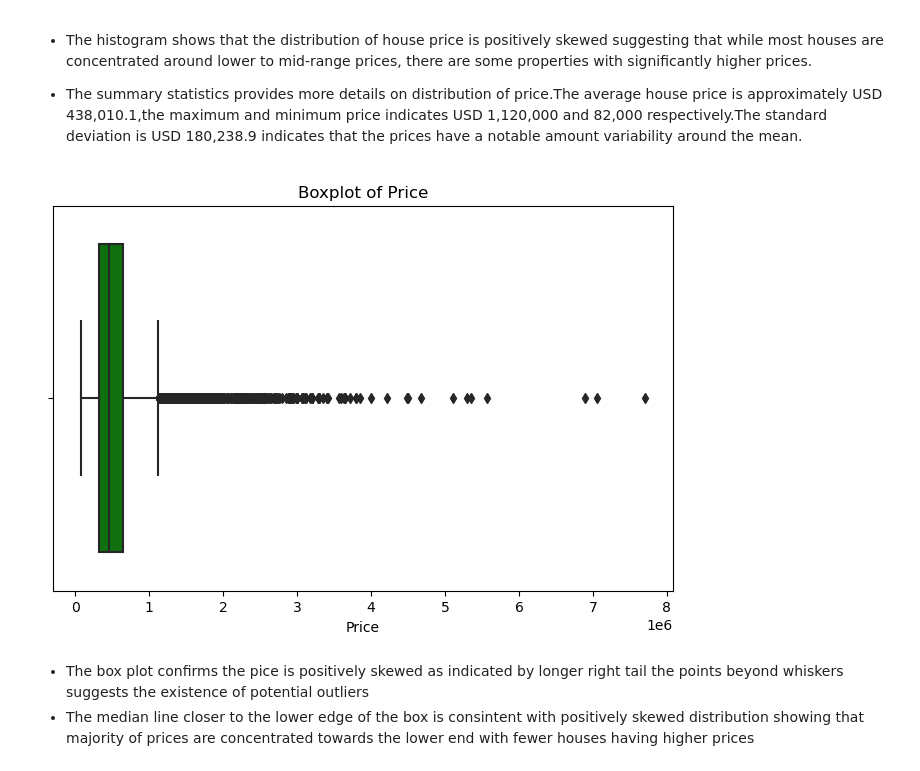
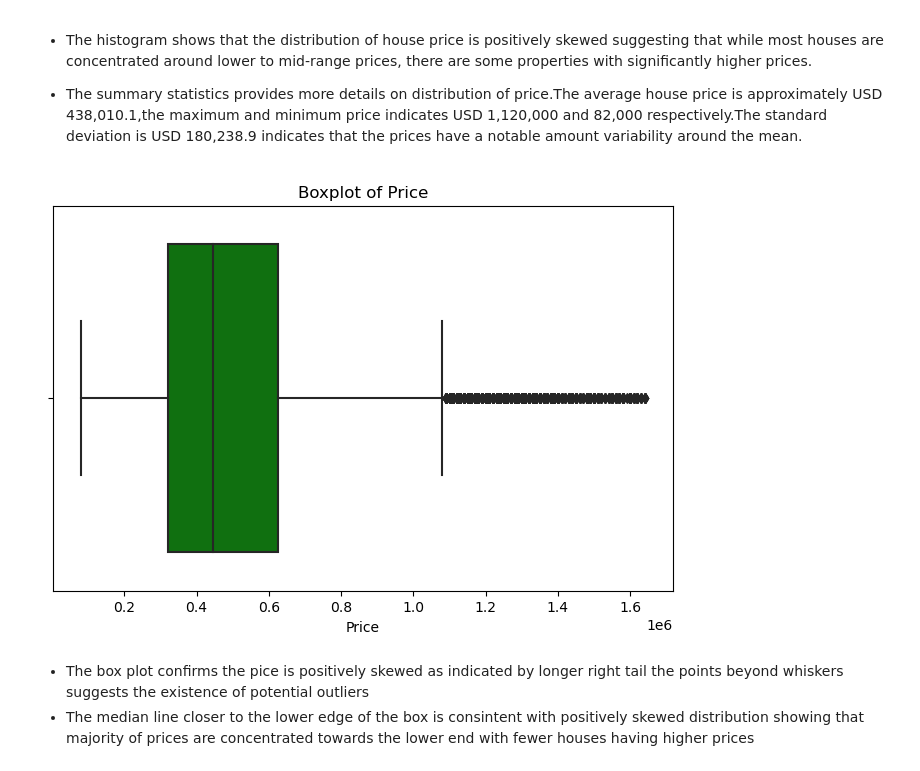
Before and after one commit to Beatrice-Kariuki/Sharing-Project-Phase-2, a Jupyter notebook: final_student.ipynb, the cells around one changed output. Saved outputs shown, nothing was run; the diff lists cells and outputs as text; code cells hidden in the pictures.

```diff
--- a/final_student.ipynb
+++ b/final_student.ipynb
@@ -325,12 +334,12 @@ Name: price, dtype: float64
 # %%
 # Visualize the boxplot of 'price' to identify outliers
 plt.figure(figsize=(8, 5))
-sns.boxplot(x=house_df['price'], color='green')
+sns.boxplot(x=cleaned_house_df['price'], color='green')
 plt.title('Boxplot of Price')
 plt.xlabel('Price')
 plt.show()
 # %% [output]
-[figure, old version]
+[figure, new version]
 # %% [markdown]
 - The box plot confirms the pice is  positively skewed as indicated by longer right tail the points beyond whiskers suggests the existence of potential outliers
 - The median line closer to the lower edge of the box is consintent with positively skewed distribution showing that majority of prices are concentrated towards the lower end with fewer houses having higher prices
```
Also changed, not shown: parts of 24 cells of this notebook.
